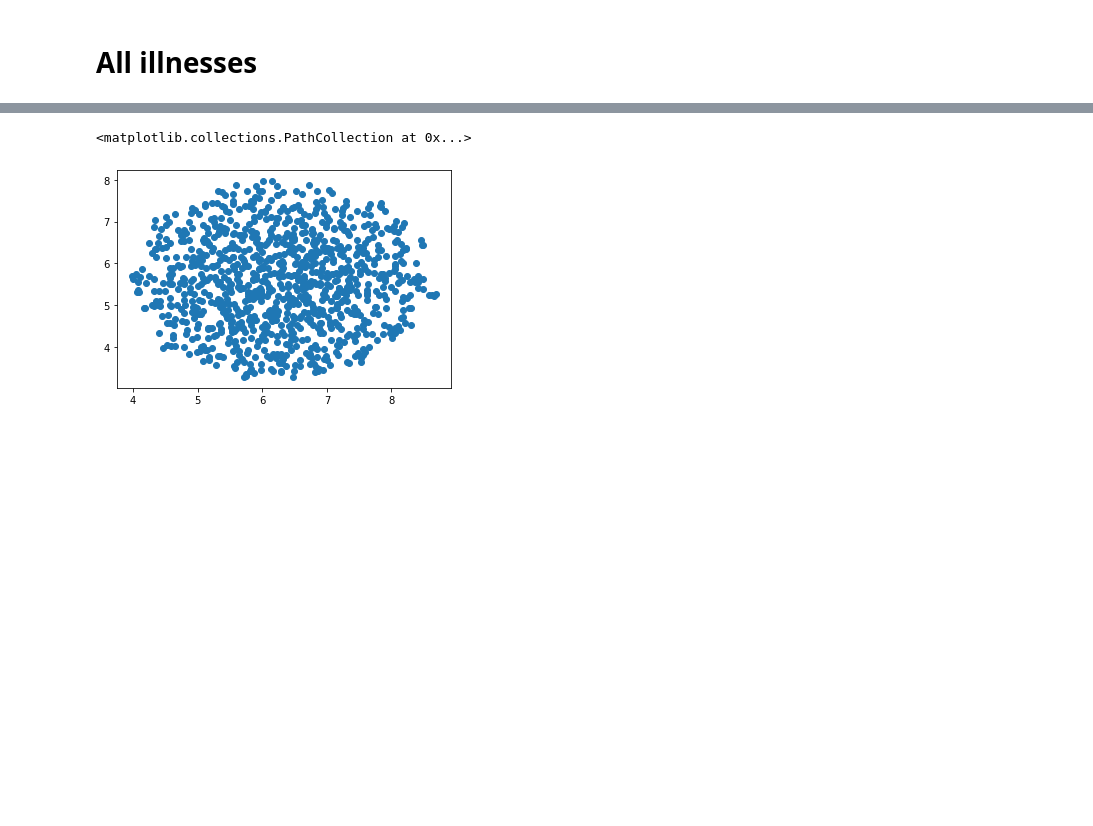
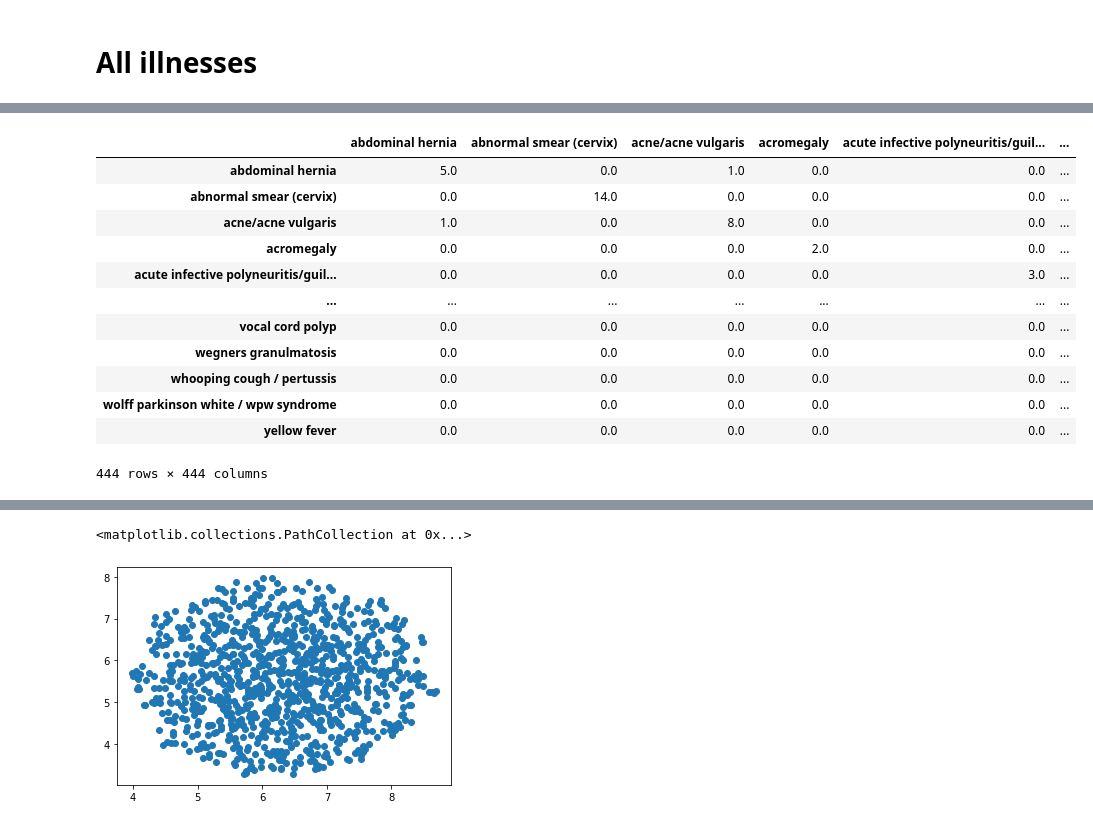
Before and after one commit to cole-khamnei/HLA_genotyping_associations, a Jupyter notebook: notebooks/comorbid_graph.ipynb, the cells around one changed output, grey strips where cells are left out. Drawn from its saved outputs; the diff is of its cells as text; code cells hidden in the pictures; blank space fills up the shorter version.

```diff
--- a/notebooks/comorbid_graph.ipynb
+++ b/notebooks/comorbid_graph.ipynb
@@ -71 +79,19 @@ for i, illness in enumerate(all_illnesses):
+# %%
+df = pd.DataFrame(illness_graph, columns=all_illnesses)
+df.index = all_illnesses
+df
+# %% [output]
+|  | abdominal hernia | abnormal smear (cervix) | acne/acne vulgaris | acromegaly | acute infective polyneuritis/guil... | ... |
+| abdominal hernia | 5.0 | 0.0 | 1.0 | 0.0 | 0.0 | ... |
+| abnormal smear (cervix) | 0.0 | 14.0 | 0.0 | 0.0 | 0.0 | ... |
+| acne/acne vulgaris | 1.0 | 0.0 | 8.0 | 0.0 | 0.0 | ... |
+| acromegaly | 0.0 | 0.0 | 0.0 | 2.0 | 0.0 | ... |
+| acute infective polyneuritis/guil... | 0.0 | 0.0 | 0.0 | 0.0 | 3.0 | ... |
+| ... | ... | ... | ... | ... | ... | ... |
+| vocal cord polyp | 0.0 | 0.0 | 0.0 | 0.0 | 0.0 | ... |
+| wegners granulmatosis | 0.0 | 0.0 | 0.0 | 0.0 | 0.0 | ... |
+| whooping cough / pertussis | 0.0 | 0.0 | 0.0 | 0.0 | 0.0 | ... |
+| wolff parkinson white / wpw syndrome | 0.0 | 0.0 | 0.0 | 0.0 | 0.0 | ... |
+| yellow fever | 0.0 | 0.0 | 0.0 | 0.0 | 0.0 | ... |
+444 rows × 444 columns
 # %%
```
Also changed, not shown: parts of 11 cells of this notebook, 11 other files.
